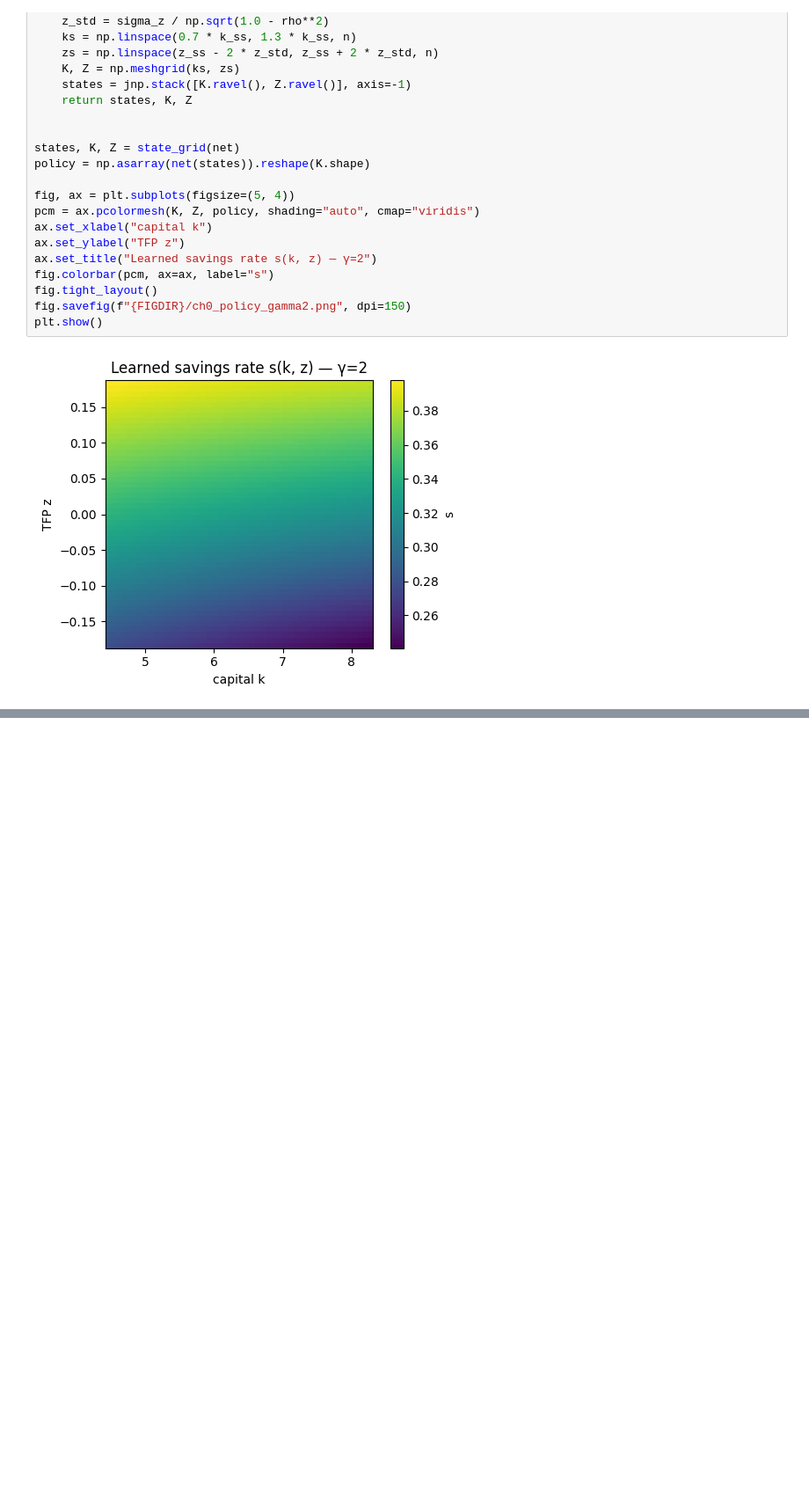
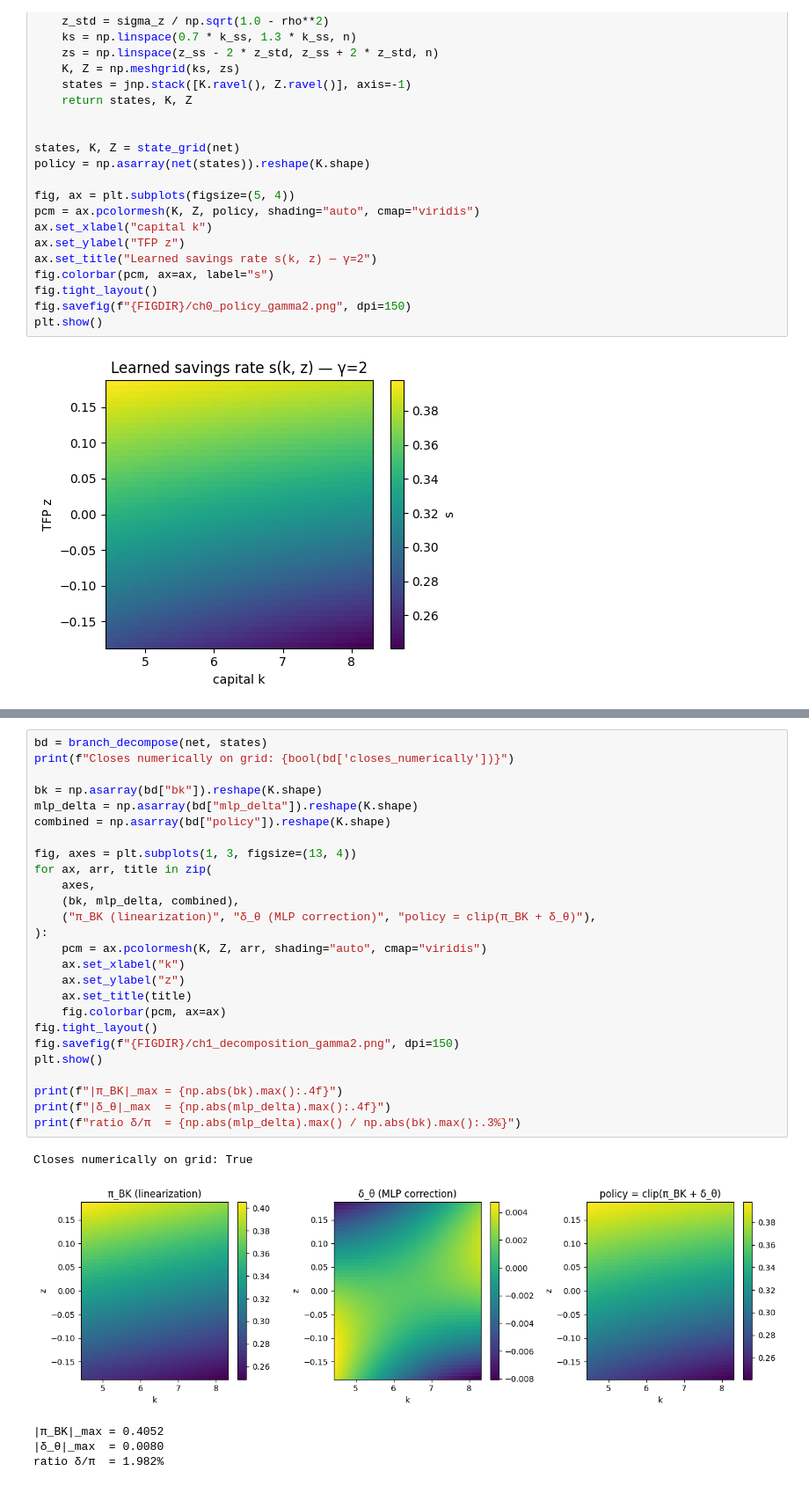
Before and after one commit to deqn-jax/deqn-jax, a Jupyter notebook: examples/interp_brock_mirman.ipynb, the cells around one changed output, grey strips where cells are left out. Shown at 88% size. Cells and saved outputs as stored; diff of their text form; blank space fills up the shorter version.

```diff
--- a/examples/interp_brock_mirman.ipynb
+++ b/examples/interp_brock_mirman.ipynb
@@ -123,0 +144,32 @@ plt.show()
+# %%
+bd = branch_decompose(net, states)
+print(f"Closes numerically on grid: {bool(bd['closes_numerically'])}")
+
+bk = np.asarray(bd["bk"]).reshape(K.shape)
+mlp_delta = np.asarray(bd["mlp_delta"]).reshape(K.shape)
+combined = np.asarray(bd["policy"]).reshape(K.shape)
+
+fig, axes = plt.subplots(1, 3, figsize=(13, 4))
+for ax, arr, title in zip(
+    axes,
+    (bk, mlp_delta, combined),
+    ("π_BK (linearization)", "δ_θ (MLP correction)", "policy = clip(π_BK + δ_θ)"),
+):
+    pcm = ax.pcolormesh(K, Z, arr, shading="auto", cmap="viridis")
+    ax.set_xlabel("k")
+    ax.set_ylabel("z")
+    ax.set_title(title)
+    fig.colorbar(pcm, ax=ax)
+fig.tight_layout()
+fig.savefig(f"{FIGDIR}/ch1_decomposition_gamma2.png", dpi=150)
+plt.show()
+
+print(f"|π_BK|_max = {np.abs(bk).max():.4f}")
+print(f"|δ_θ|_max  = {np.abs(mlp_delta).max():.4f}")
+print(f"ratio δ/π  = {np.abs(mlp_delta).max() / np.abs(bk).max():.3%}")
+# %% [output]
+Closes numerically on grid: True
+[figure, added]
+|π_BK|_max = 0.4052
+|δ_θ|_max  = 0.0080
+ratio δ/π  = 1.982%
```
Also changed, not shown: parts of 2 cells of this notebook, 2 other files.
